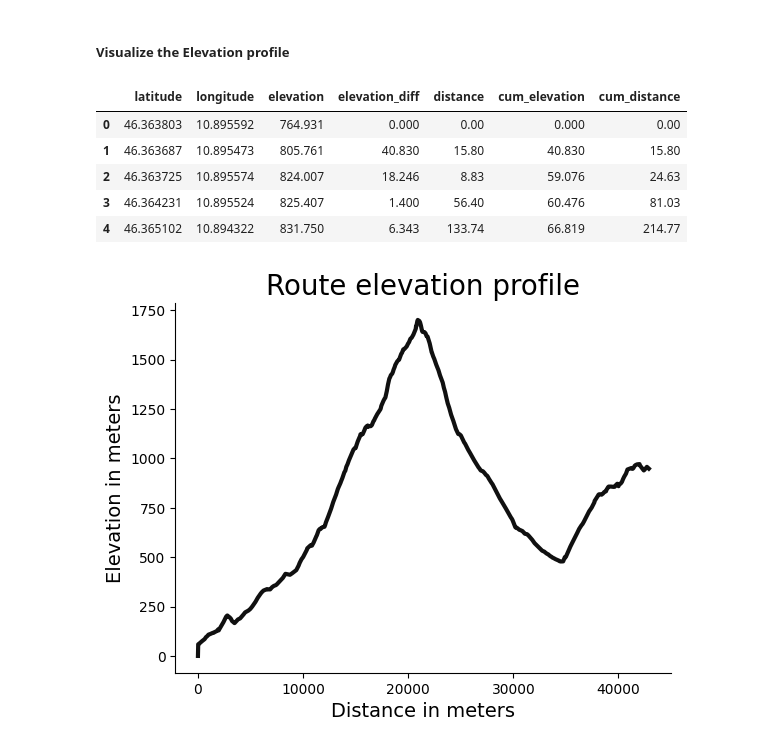
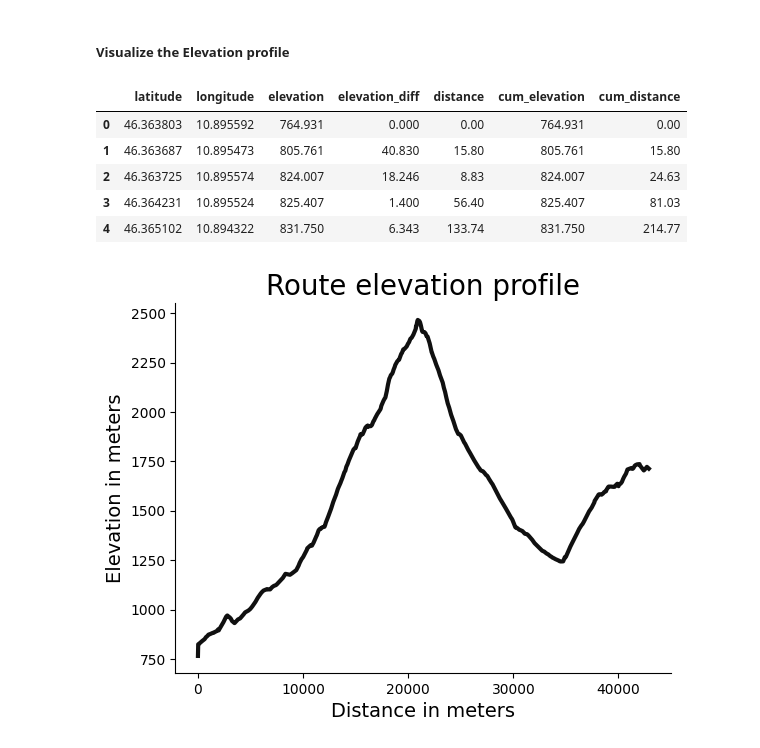
Before and after one commit to nimakarimi97/my-thesis-MSc, a Jupyter notebook: first.ipynb, the cells around one changed output. Saved outputs shown, nothing was run; the diff lists cells and outputs as text; code cells hidden in the pictures.

Commit message:
changed cum elevation to distance above sea level

```diff
--- a/first.ipynb
+++ b/first.ipynb
@@ -139,18 +139,18 @@ Total distance: 42.891569999999994 km
 # %% [markdown]
 ##### Visualize the Elevation profile
 # %%
-route_df['cum_elevation'] = route_df['elevation_diff'].cumsum()
+route_df['cum_elevation'] = route_df['elevation_diff'].cumsum() +route_df['elevation'][0]
 route_df['cum_distance'] = route_df['distance'].cumsum()
 
 route_df = route_df.fillna(0) # replace NANs with zero
 route_df.head()
 # %% [output]
 |  | latitude | longitude | elevation | elevation_diff | distance | cum_elevation | cum_distance |
-| 0 | 46.363803 | 10.895592 | 764.931 | 0.000 | 0.00 | 0.000 | 0.00 |
-| 1 | 46.363687 | 10.895473 | 805.761 | 40.830 | 15.80 | 40.830 | 15.80 |
-| 2 | 46.363725 | 10.895574 | 824.007 | 18.246 | 8.83 | 59.076 | 24.63 |
-| 3 | 46.364231 | 10.895524 | 825.407 | 1.400 | 56.40 | 60.476 | 81.03 |
-| 4 | 46.365102 | 10.894322 | 831.750 | 6.343 | 133.74 | 66.819 | 214.77 |
+| 0 | 46.363803 | 10.895592 | 764.931 | 0.000 | 0.00 | 764.931 | 0.00 |
+| 1 | 46.363687 | 10.895473 | 805.761 | 40.830 | 15.80 | 805.761 | 15.80 |
+| 2 | 46.363725 | 10.895574 | 824.007 | 18.246 | 8.83 | 824.007 | 24.63 |
+| 3 | 46.364231 | 10.895524 | 825.407 | 1.400 | 56.40 | 825.407 | 81.03 |
+| 4 | 46.365102 | 10.894322 | 831.750 | 6.343 | 133.74 | 831.750 | 214.77 |
 # %%
 route_df.to_csv(file_path[:-4] + '-new.csv', index=False) # save the new df to csv
 # %%
@@ -160,4 +160,4 @@ plt.xlabel('Distance in meters', size=14)
 plt.ylabel('Elevation in meters', size=14);
 # plt.savefig('fig.jpg', dpi=300, bbox_inches='tight')
 # %% [output]
-[figure, old version]
+[figure, new version]
```
Also changed, not shown: 1 other file.
